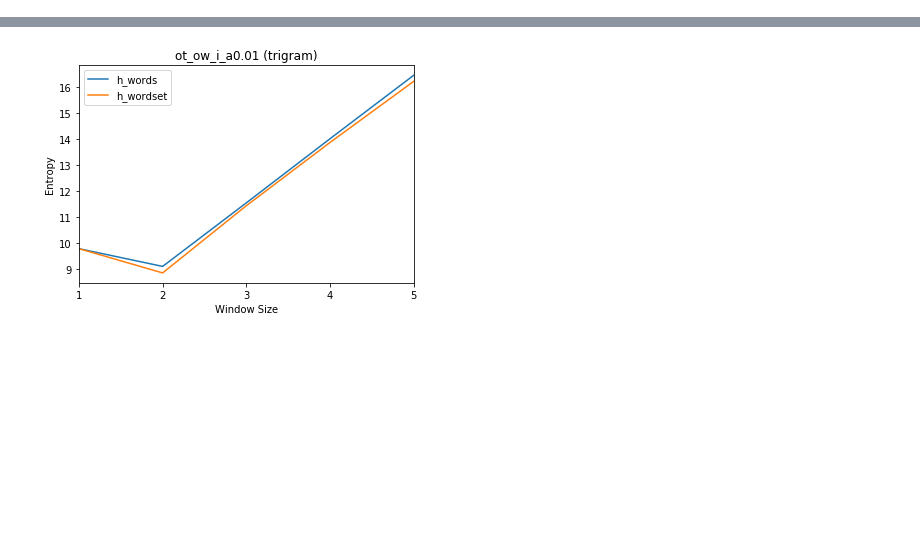
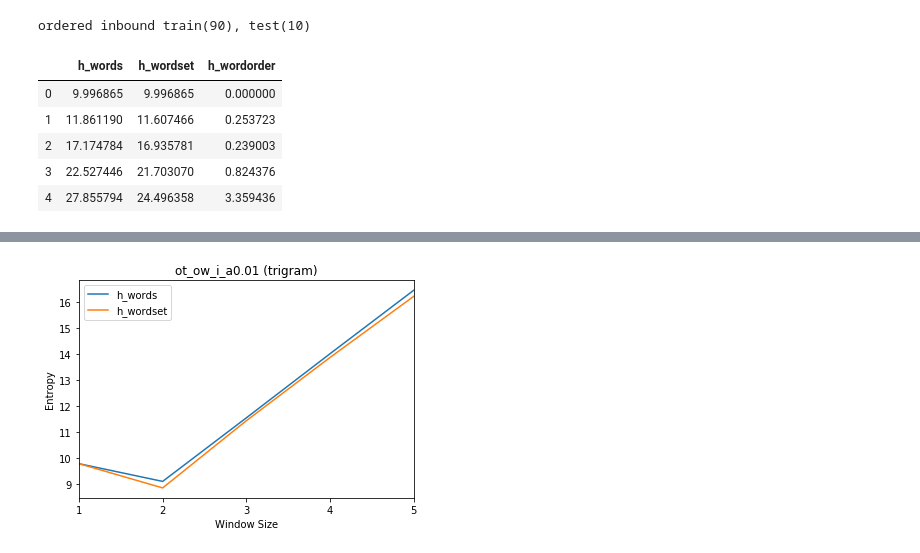
Before and after one commit to savoy1211/lsci199, a Jupyter notebook: lsci199/plot_3grams.ipynb, the cells around one changed output, grey strips where cells are left out. Saved outputs shown, nothing was run; the diff lists cells and outputs as text; code cells hidden in the pictures; blank space fills up the shorter version.

```diff
--- a/lsci199/plot_3grams.ipynb
+++ b/lsci199/plot_3grams.ipynb
@@ -30 +33,14 @@ file={
 }
+# %%
+df= pd.read_csv(file["oi_a0.1_train(90)_test(10)"][0], index_col=0, parse_dates=True)
+print('ordered inbound train(90), test(10)')
+df['h_wordorder'] = df['h_words'] - df['h_wordset']
+df
+# %% [output]
+ordered inbound train(90), test(10)
+|  | h_words | h_wordset | h_wordorder |
+| 0 | 9.996865 | 9.996865 | 0.000000 |
+| 1 | 11.861190 | 11.607466 | 0.253723 |
+| 2 | 17.174784 | 16.935781 | 0.239003 |
+| 3 | 22.527446 | 21.703070 | 0.824376 |
+| 4 | 27.855794 | 24.496358 | 3.359436 |
```
Also changed, not shown: parts of 15 cells of this notebook, 4 other files.
